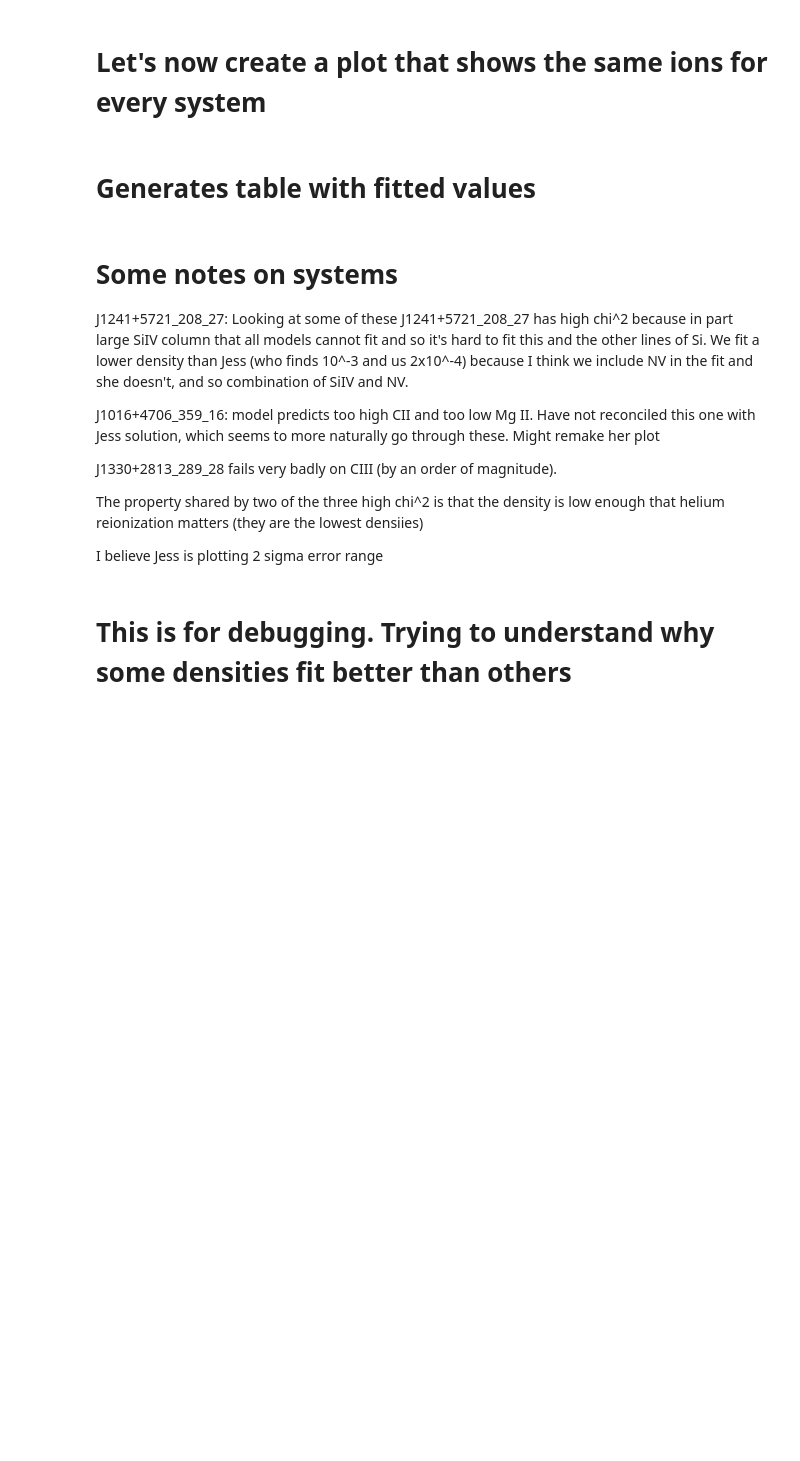
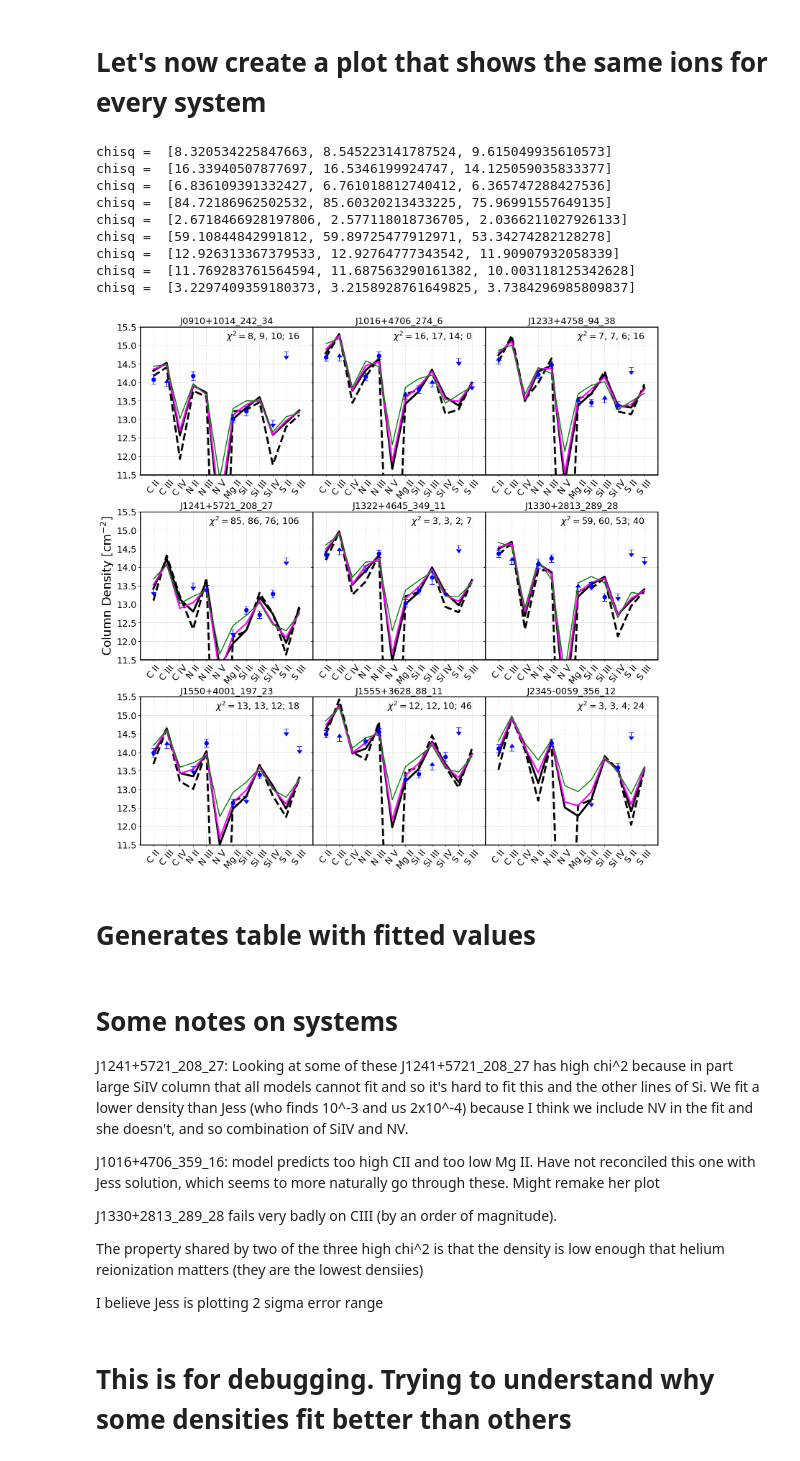
Before and after one commit to astromcquinn/Photoionization_modeling, a Jupyter notebook: fitPhotoionModels.ipynb, the cells around one changed output. Cells and saved outputs as stored; diff of their text form; code cells hidden in the pictures; blank space fills up the shorter version.

Commit message:
some updates to the plot 2

```diff
--- a/fitPhotoionModels.ipynb
+++ b/fitPhotoionModels.ipynb
@@ -689,11 +700,13 @@ plt.savefig(f'systemfits_onlyobservedions_{modelstring}.pdf')
 # Let's now create a plot that shows the same ions for every system
 # %%
 
-ion_names_use = ['C II', 'C III', 'C IV' 'N II', 'N III', 'N V', 'Mg II', 'Si II', 'Si III', 'Si IV', 'S II', 'S III']
+ion_names_use = ['C II', 'C III', 'C IV', 'N II', 'N III', 'N V', 'Mg II', 'Si II', 'Si III', 'Si IV', 'S II', 'S III']
 color_array = ['black', 'magenta', 'green', 'cyan']
-width_array=[3, 2, 1, 1]
+width_array=[4, 3, 2, 1]
 
 fig, ax = plt.subplots(nrows=len(all_systems)//3, ncols=3, figsize=(18, 16))
+
+
 
 for isys in range(len(all_systems)):
     ix = isys//3
@@ -744,7 +757,7 @@ for isys in range(len(all_systems)):
             modelfrac =  efrac_other.sel(param=p, method='nearest').sel(n0=nH,method='nearest')
             logN = [getModelLogIonicColumn(ion_name, logNnorm, modelfrac) for ion_name in ion_names_use]
 
-            ax[ix, iy].plot(np.arange(len(ion_names_use)), logN, linewidth=3, linestyle=other_linestyle,\
+            ax[ix, iy].plot(np.arange(len(ion_names_use)), logN, linewidth=width_array[ip], linestyle=other_linestyle,\
                 color=color_array[ip], label=rf'$\sigma={p}$')
             chisq_other = all_systems_other[isys][0][ip][0]
 
@@ -770,37 +783,58 @@ for isys in range(len(all_systems)):
 
 
 
     print("chisq = ", chisq_arr)
 
     # Set x-axis labels and tick positions
     ax[ix, iy].set_ylim(11.5, 15.5)
     ax[ix, iy].set_xticks(np.arange(len(ion_names_use)))
-    ax[ix, iy].set_xticklabels(ion_names_use, rotation=45, ha='right')
+    ax[ix, iy].set_xticklabels(ion_names_use, rotation=50, ha='center')
     ax[ix, iy].tick_params(axis='both', labelsize=18)
     ax[ix, iy].grid(True, which='both', linestyle='--', linewidth=0.5, color='gray', alpha=0.5)
+    left_limit = -1  # Adjust this value as needed for your desired spacing
+    right_limit = len(ion_names_use) +0  # Adjust this value as needed
+
+    ax[ix, iy].set_xlim(left_limit, right_limit)
+
+    # Set the thickness of the axes box
+    spine_thickness = 2  # Adjust this value to change the thickness
+    for spine in ax[ix, iy].spines.values():
+        spine.set_linewidth(spine_thickness)
+
 
     system_name = allwerksystems[isys]['H I'][-1] #.replace('_', '\_')
     ax[ix,iy].set_title(system_name, fontsize=18)
 
     min_index = np.argmin(chisq_arr); max_index = np.argmax(chisq_arr)
 
 
     #ax[ix, iy].text(len(ion_names_use)-1, 11.5, rf'$\chi^2= ${min(chisq_arr):.1f}-{max(chisq_arr):.1f}, {chisq_other:.1f}', \
     #                ha='right', va='bottom', fontsize=18, color=color_array[min_index])
-    ax[ix, iy].text(len(ion_names_use)-1, 15, rf'$\chi^2= ${chisq_arr[0]:.1f}, {chisq_arr[1]:.1f}, {chisq_arr[2]:.1f}; {chisq_other:.1f}', \
+    ax[ix, iy].text(len(ion_names_use)-1, 15.4, rf'$\chi^2= ${chisq_arr[0]:.0f}, {chisq_arr[1]:.0f}, {chisq_arr[2]:.0f}; {chisq_other:.0f}', \
                     ha='right', va='top', fontsize=18, color='black')
 
-    if ix != 0:
+    if iy != 0:
         ax[ix, iy].set_yticklabels([])
     #ax.legend()
 ax[1, 0].set_ylabel('Column Density [cm$^{-2}$]')
 # Show the plot
 #plt.tight_layout()
-plt.subplots_adjust(left=0.1, right=0.1, top=0.9, bottom=0.1, wspace=0)
+plt.subplots_adjust(left=0.1, right=0.9, top=0.95, bottom=0.05, wspace=0, hspace=0.25)
 
 #plt.show()
 
 plt.savefig(f'systemfits_{modelstring}.pdf')
+# %% [output]
+chisq =  [8.320534225847663, 8.545223141787524, 9.615049935610573]
+chisq =  [16.33940507877697, 16.5346199924747, 14.125059035833377]
+chisq =  [6.836109391332427, 6.761018812740412, 6.365747288427536]
+chisq =  [84.72186962502532, 85.60320213433225, 75.96991557649135]
+chisq =  [2.6718466928197806, 2.577118018736705, 2.0366211027926133]
+chisq =  [59.10844842991812, 59.89725477912971, 53.34274282128278]
+chisq =  [12.926313367379533, 12.92764777343542, 11.90907932058339]
+chisq =  [11.769283761564594, 11.687563290161382, 10.003118125342628]
+chisq =  [3.2297409359180373, 3.2158928761649825, 3.7384296985809837]
+[figure, added]
 # %% [markdown]
 # Generates table with fitted values
 # %%
```
Also changed, not shown: parts of 2 cells of this notebook.
